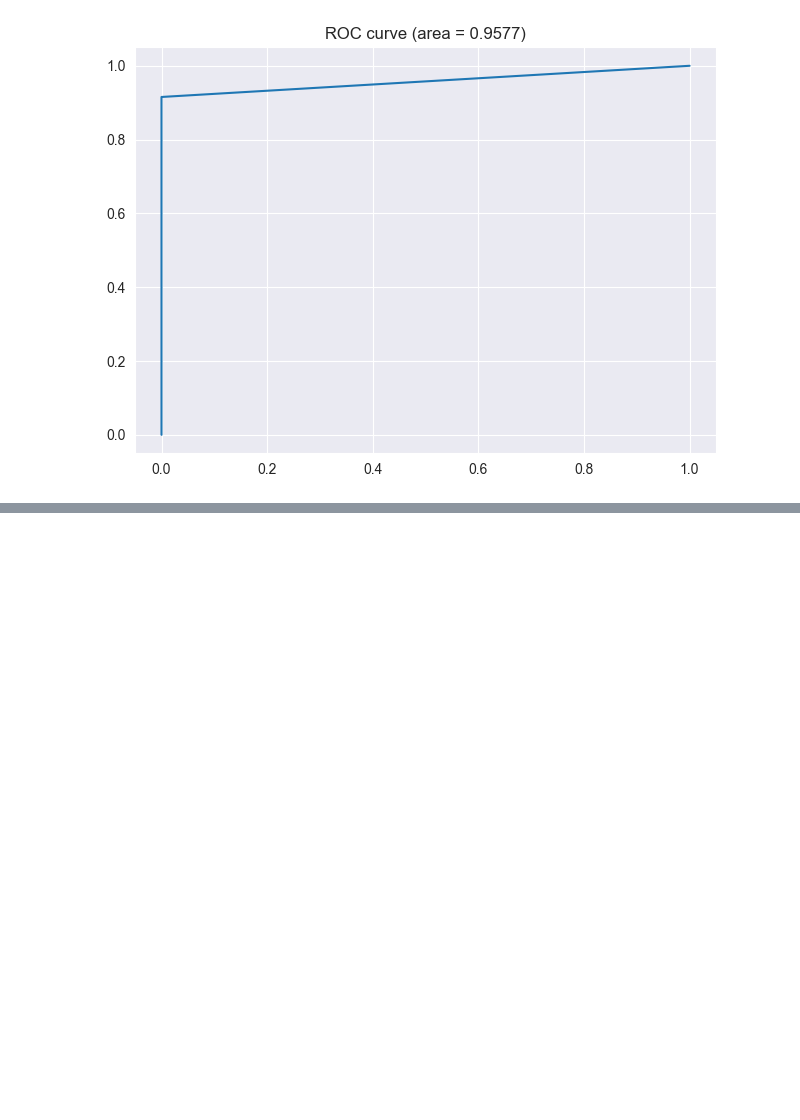
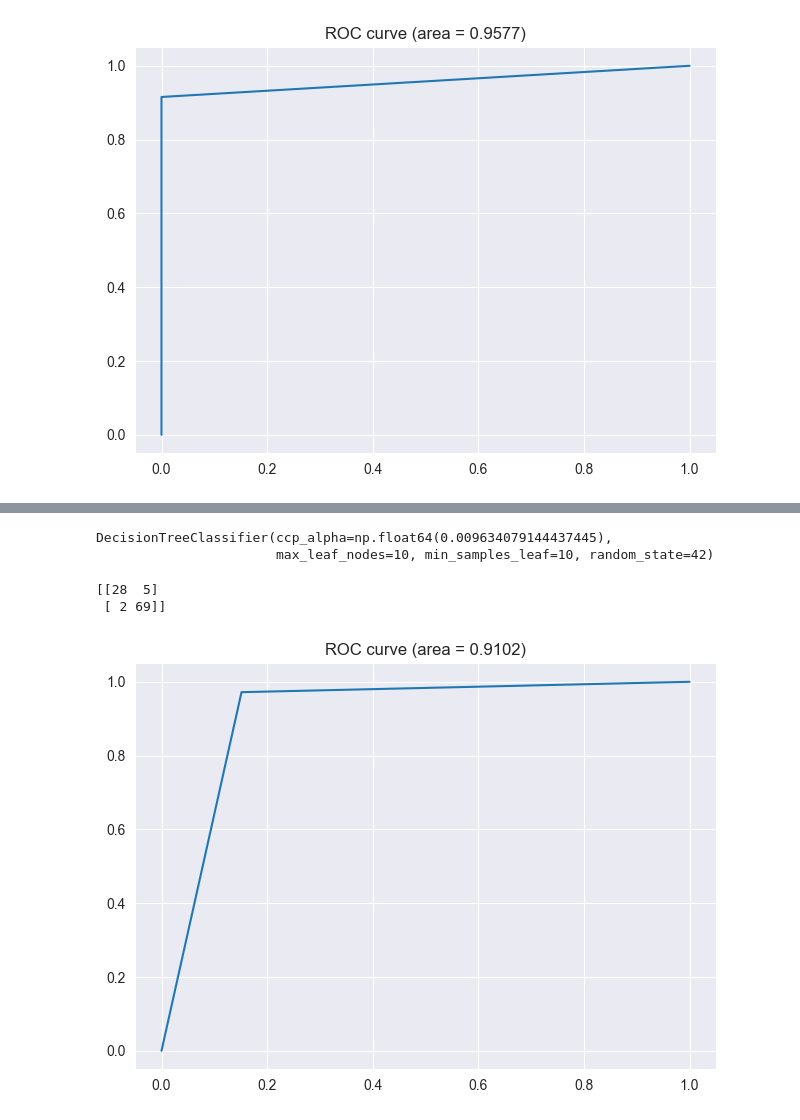
Before and after one commit to oo-Kwago-oo/diabetes-analysis-blog, a Jupyter notebook: analysis/q2_analysis.ipynb, the cells around one changed output, grey strips where cells are left out. Saved outputs shown, nothing was run; the diff lists cells and outputs as text; code cells hidden in the pictures; blank space fills up the shorter version.

```diff
--- a/analysis/q2_analysis.ipynb
+++ b/analysis/q2_analysis.ipynb
@@ -76,0 +86,14 @@ plt.show()
+# %%
+# param_grid = {
+#     'ccp_alpha': ccp_alphas
+# }
+
+param_grid = {
+    'max_depth': [None, 5, 10, 20],
+    'min_samples_split': [2, 5, 10, 20],
+    'max_leaf_nodes': [5, 10, 20],
+    'ccp_alpha': ccp_alphas
+}
+
+gcv = GridSearchCV(classifier, param_grid=param_grid, n_jobs=-1)
+gcv.fit(X_train, y_train)
@@ -76,0 +110,36 @@ plt.show()
+# %%
+opt_dtc2 = gcv.best_estimator_
+opt_dtc2.fit(X_train, y_train)
+# %% [output]
+DecisionTreeClassifier(ccp_alpha=np.float64(0.009634079144437445),
+                       max_leaf_nodes=10, min_samples_leaf=10, random_state=42)
+# %%
+# Predictions
+y_pred_proba = opt_dtc2.predict_proba(X_test)
+y_pred = opt_dtc2.predict(X_test)
+
+# Metric : Accuracy
+accuracy = accuracy_score(y_test, y_pred)
+
+# Metric : AUC score
+roc_auc = roc_auc_score(y_test, y_pred)
+
+# Rates
+fpr, tpr, _ = roc_curve(y_test, y_pred)
+
+# Confusion Matrix
+cm = confusion_matrix(y_test, y_pred)
+
+print(cm)
+# %% [output]
+[[28  5]
+ [ 2 69]]
+# %%
+fig = plt.subplot()
+
+fig.plot(fpr,tpr)
+plt.title(f"ROC curve (area = {round(roc_auc, 4)})")
+plt.tight_layout()
+plt.show()
+# %% [output]
+[figure, added]
```
Also changed, not shown: parts of 9 cells of this notebook, 6 other files.
